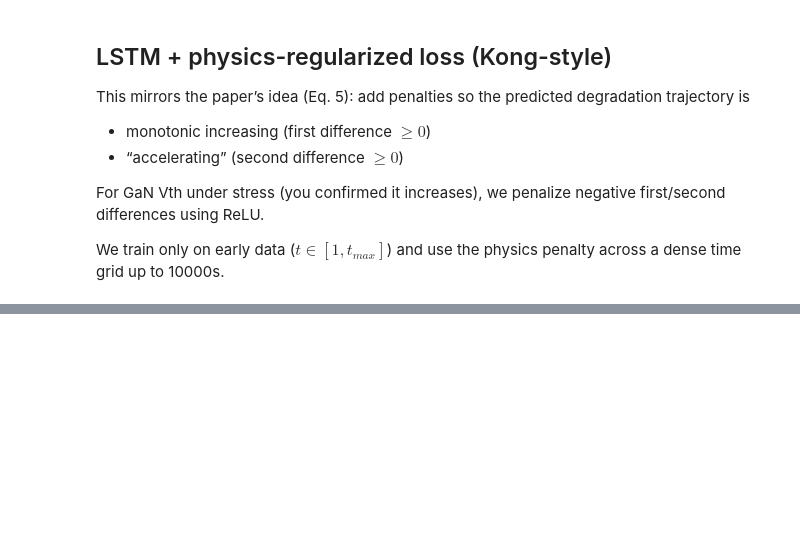
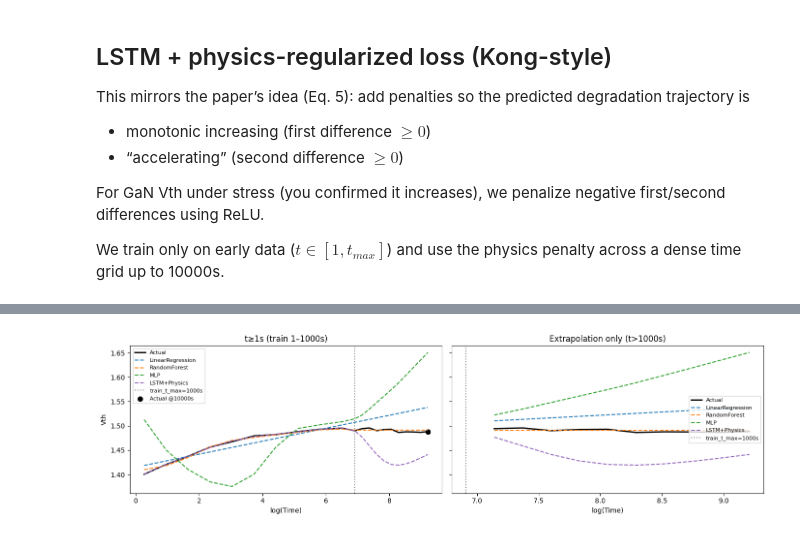
Before and after one commit to thjuels/PINN-GaN-lifetime, a Jupyter notebook: standardmodel.ipynb, the cells around one changed output, grey strips where cells are left out. Drawn from its saved outputs; the diff is of its cells as text; code cells hidden in the pictures; blank space fills up the shorter version.

```diff
--- a/standardmodel.ipynb
+++ b/standardmodel.ipynb
@@ -1055,15 +1072,83 @@ Combined comparison (baseline + LSTM+physics), sorted by |error| at target:
 # %%
-# Visualize target absolute error including LSTM+physics
-plt.figure(figsize=(12, 4))
-plot_df2 = comparison_df.copy()
-plot_df2["Label"] = plot_df2["Model"] + " " + plot_df2["Window"]
-plt.bar(plot_df2["Label"], plot_df2["AbsErr@target"], color="slateblue")
-plt.ylabel("|Vth error| at target")
-plt.title(f"|error| at t≈{plot_df2['t_target'].iloc[0]:.0f}s (baseline vs LSTM+physics)")
-plt.xticks(rotation=45, ha="right")
-plt.tight_layout()
+# Prediction-curve evidence plot (matches the earlier 2-panel style) including LSTM+Physics
+from sklearn.pipeline import Pipeline
+from sklearn.linear_model import LinearRegression
+from sklearn.ensemble import RandomForestRegressor
+from sklearn.neural_network import MLPRegressor
+from sklearn.preprocessing import StandardScaler
+
+train_t_max = 1000.0
+train_t_min = 1.0
+epsilon = 1e-9
+
+# Pull the LSTM+Physics stored curve for the selected window
+phys_rows = phys_lstm_df[phys_lstm_df["Window"] == f"[1, {int(train_t_max)}]s"]
+if len(phys_rows) != 1:
+    raise ValueError("Expected exactly one LSTM+Physics row for the selected window.")
+phys_row = phys_rows.iloc[0]
+
+t_curve = np.asarray(phys_row["curve_t"], dtype=float)
+logt_curve = np.asarray(phys_row["curve_logt"], dtype=float)
+y_actual_curve = np.asarray(phys_row["curve_actual"], dtype=float)
+y_phys_curve = np.asarray(phys_row["curve_pred"], dtype=float)
+
+# Fit baselines on the same training window
+train_mask = (t_curve >= train_t_min) & (t_curve <= train_t_max)
+X_train = logt_curve[train_mask].reshape(-1, 1)
+y_train = y_actual_curve[train_mask]
+X_all = logt_curve.reshape(-1, 1)
+
+lin = LinearRegression().fit(X_train, y_train)
+rf = RandomForestRegressor(n_estimators=300, random_state=42).fit(X_train, y_train)
+mlp = Pipeline(
+    [
+        ("scaler", StandardScaler()),
+        ("mlp", MLPRegressor(hidden_layer_sizes=(64, 32), max_iter=5000, random_state=42)),
+    ]
+).fit(X_train, y_train)
+
+pred_lin = lin.predict(X_all)
+pred_rf = rf.predict(X_all)
+pred_mlp = mlp.predict(X_all)
+
+# Target marker (actual point at ~10000s)
+target_t = float(phys_row["t_target"]) if "t_target" in phys_row.index else 10000.0
+idx_target = int(np.argmin(np.abs(t_curve - target_t)))
+logt_target = float(logt_curve[idx_target])
+y_target_actual = float(y_actual_curve[idx_target])
+
+# Masks for panels
+mask_t_ge_1 = t_curve >= train_t_min
+mask_extrap = t_curve > train_t_max
+
+fig, axes = plt.subplots(1, 2, figsize=(14, 4), sharey=True)
+
+# Panel 1: t>=1s (train 1-1000s)
+ax = axes[0]
+ax.plot(logt_curve[mask_t_ge_1], y_actual_curve[mask_t_ge_1], color="black", linewidth=2, label="Actual")
+ax.plot(logt_curve[mask_t_ge_1], pred_lin[mask_t_ge_1], "--", color="tab:blue", label="LinearRegression")
+ax.plot(logt_curve[mask_t_ge_1], pred_rf[mask_t_ge_1], "--", color="tab:orange", label="RandomForest")
+ax.plot(logt_curve[mask_t_ge_1], pred_mlp[mask_t_ge_1], "--", color="tab:green", label="MLP")
+ax.plot(logt_curve[mask_t_ge_1], y_phys_curve[mask_t_ge_1], "--", color="tab:purple", label="LSTM+Physics")
+ax.axvline(np.log(train_t_max + epsilon), color="gray", linestyle=":", label=f"train_t_max={int(train_t_max)}s")
+ax.scatter([logt_target], [y_target_actual], color="black", s=50, label=f"Actual @{int(target_t)}s")
+ax.set_title(f"t≥{int(train_t_min)}s (train 1–{int(train_t_max)}s)")
+ax.set_xlabel("log(Time)")
+ax.set_ylabel("Vth")
+ax.legend(loc="upper left", fontsize=8)
+
+# Panel 2: extrapolation only (t > 1000s)
+ax = axes[1]
+ax.plot(logt_curve[mask_extrap], y_actual_curve[mask_extrap], color="black", linewidth=2, label="Actual")
+ax.plot(logt_curve[mask_extrap], pred_lin[mask_extrap], "--", color="tab:blue", label="LinearRegression")
+ax.plot(logt_curve[mask_extrap], pred_rf[mask_extrap], "--", color="tab:orange", label="RandomForest")
+ax.plot(logt_curve[mask_extrap], pred_mlp[mask_extrap], "--", color="tab:green", label="MLP")
+ax.plot(logt_curve[mask_extrap], y_phys_curve[mask_extrap], "--", color="tab:purple", label="LSTM+Physics")
+ax.axvline(np.log(train_t_max + epsilon), color="gray", linestyle=":", label=f"train_t_max={int(train_t_max)}s")
+ax.set_title(f"Extrapolation only (t>{int(train_t_max)}s)")
+ax.set_xlabel("log(Time)")
+ax.legend(loc="center right", fontsize=8)
+
+fig.tight_layout()
 plt.show()
-
-# Optional: show the compact metrics view
-comparison_df[["Window","Model","AbsErr@target","Test_MSE","Test_RMSE","Test_MAE","Test_R2"]].sort_values(["Window","AbsErr@target"])
 # %% [output]
@@ -1070,0 +1155 @@ NameError: name 'plt' is not defined
+[figure, added]
```
Also changed, not shown: parts of 11 cells of this notebook.
